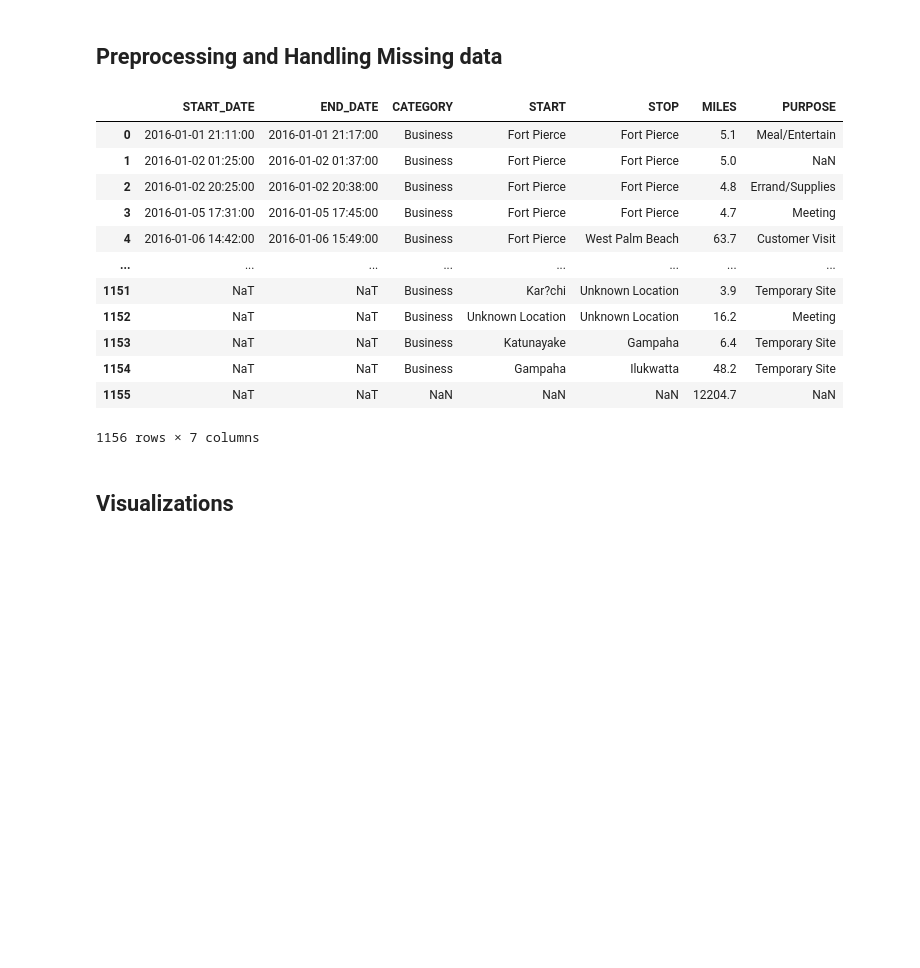
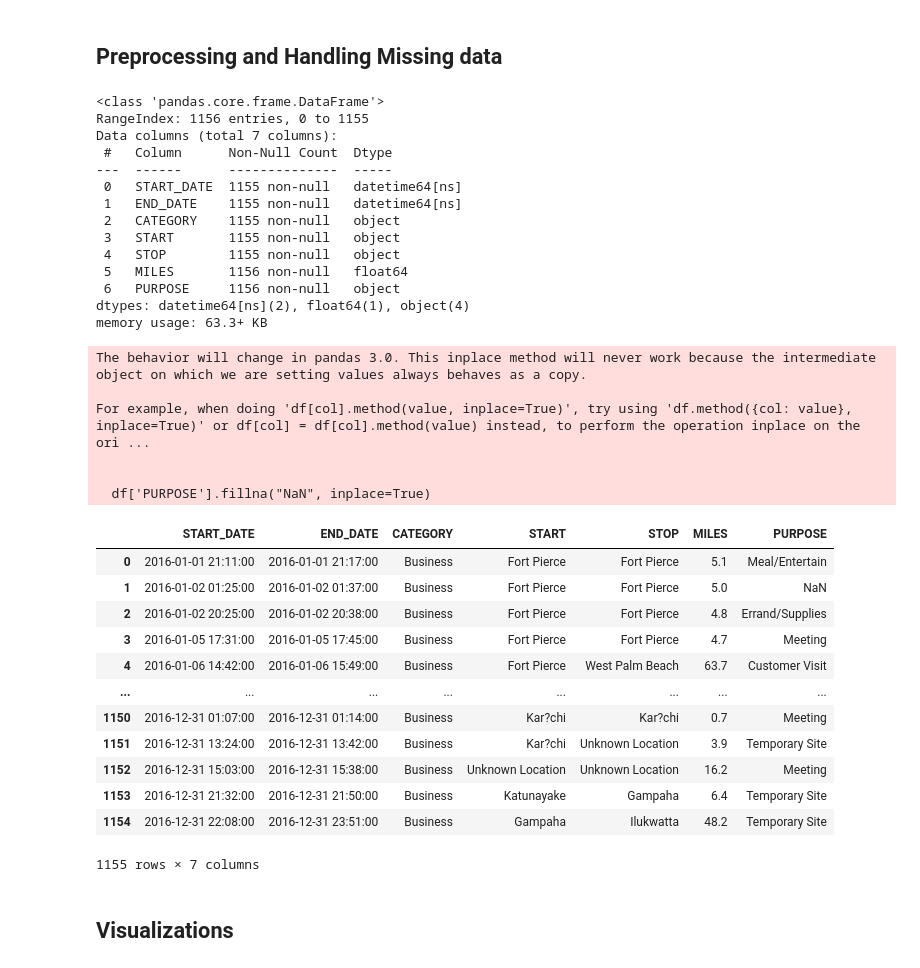
Before and after one commit to Archish1962/HexSoftwares_Exploratory_Data_Analysis, a Jupyter notebook: notebooks/uber_eda.ipynb, the cells around one changed output. Saved outputs shown, nothing was run; the diff lists cells and outputs as text; code cells hidden in the pictures; blank space fills up the shorter version.

Commit message:
Added visualization and cleaned data

```diff
--- a/notebooks/uber_eda.ipynb
+++ b/notebooks/uber_eda.ipynb
@@ -77,10 +77,10 @@ PURPOSE: ['Meal/Entertain' nan 'Errand/Supplies' 'Meeting' 'Customer Visit'
 def parse_dates(date_str):
     try:
         # Try parsing with different formats
-        return pd.to_datetime(date_str, errors='coerce', format='%m-%d-%Y %H:%M')
+        return pd.to_datetime(date_str, errors='coerce')
     except:
         try:
-            return pd.to_datetime(date_str, errors='coerce', format='%m/%d/%Y %H:%M')
+            return pd.to_datetime(date_str, errors='coerce')
         except:
             return pd.NaT  # Return NaT for unparseable dates
 
@@ -91,26 +91,50 @@ df['END_DATE'] = df['END_DATE'].apply(parse_dates)
 
 # Handling Missing data
 
-df['PURPOSE'] = df['PURPOSE'].fillna('NaN')
+df['PURPOSE'].fillna("NaN", inplace=True)
 
 # Saving cleaned data
 df.to_csv('C:/Users/archi/OneDrive/Documents/Coding/Python/Projects/HexSoftwares_Exploratory_Data_Analysis/data/cleaned/cleaned_data.csv', index=False)
 
-df
+df.info()
 # %% [output]
-|  | START_DATE | END_DATE | CATEGORY | START | STOP | MILES | PURPOSE |
-| 0 | 2016-01-01 21:11:00 | 2016-01-01 21:17:00 | Business | Fort Pierce | Fort Pierce | 5.1 | Meal/Entertain |
-| 1 | 2016-01-02 01:25:00 | 2016-01-02 01:37:00 | Business | Fort Pierce | Fort Pierce | 5.0 | NaN |
-| 2 | 2016-01-02 20:25:00 | 2016-01-02 20:38:00 | Business | Fort Pierce | Fort Pierce | 4.8 | Errand/Supplies |
-| 3 | 2016-01-05 17:31:00 | 2016-01-05 17:45:00 | Business | Fort Pierce | Fort Pierce | 4.7 | Meeting |
-| 4 | 2016-01-06 14:42:00 | 2016-01-06 15:49:00 | Business | Fort Pierce | West Palm Beach | 63.7 | Customer Visit |
-| ... | ... | ... | ... | ... | ... | ... | ... |
-| 1151 | NaT | NaT | Business | Kar?chi | Unknown Location | 3.9 | Temporary Site |
-| 1152 | NaT | NaT | Business | Unknown Location | Unknown Location | 16.2 | Meeting |
-| 1153 | NaT | NaT | Business | Katunayake | Gampaha | 6.4 | Temporary Site |
-| 1154 | NaT | NaT | Business | Gampaha | Ilukwatta | 48.2 | Temporary Site |
-| 1155 | NaT | NaT | NaN | NaN | NaN | 12204.7 | NaN |
-1156 rows × 7 columns
+<class 'pandas.core.frame.DataFrame'>
+RangeIndex: 1156 entries, 0 to 1155
+Data columns (total 7 columns):
+ #   Column      Non-Null Count  Dtype
+---  ------      --------------  -----
+ 0   START_DATE  1155 non-null   datetime64[ns]
+ 1   END_DATE    1155 non-null   datetime64[ns]
+ 2   CATEGORY    1155 non-null   object
+ 3   START       1155 non-null   object
+ 4   STOP        1155 non-null   object
+ 5   MILES       1156 non-null   float64
+ 6   PURPOSE     1156 non-null   object
+dtypes: datetime64[ns](2), float64(1), object(4)
+memory usage: 63.3+ KB
+The behavior will change in pandas 3.0. This inplace method will never work because the intermediate object on which we are setting values always behaves as a copy.
+
+For example, when doing 'df[col].method(value, inplace=True)', try using 'df.method({col: value}, inplace=True)' or df[col] = df[col].method(value) instead, to perform the operation inplace on the ori ...
+
+
+  df['PURPOSE'].fillna("NaN", inplace=True)
+# %%
+df.dropna(inplace=True)
+df
+# %% [output]
+|  | START_DATE | END_DATE | CATEGORY | START | STOP | MILES | PURPOSE |
+| 0 | 2016-01-01 21:11:00 | 2016-01-01 21:17:00 | Business | Fort Pierce | Fort Pierce | 5.1 | Meal/Entertain |
+| 1 | 2016-01-02 01:25:00 | 2016-01-02 01:37:00 | Business | Fort Pierce | Fort Pierce | 5.0 | NaN |
+| 2 | 2016-01-02 20:25:00 | 2016-01-02 20:38:00 | Business | Fort Pierce | Fort Pierce | 4.8 | Errand/Supplies |
+| 3 | 2016-01-05 17:31:00 | 2016-01-05 17:45:00 | Business | Fort Pierce | Fort Pierce | 4.7 | Meeting |
+| 4 | 2016-01-06 14:42:00 | 2016-01-06 15:49:00 | Business | Fort Pierce | West Palm Beach | 63.7 | Customer Visit |
+| ... | ... | ... | ... | ... | ... | ... | ... |
+| 1150 | 2016-12-31 01:07:00 | 2016-12-31 01:14:00 | Business | Kar?chi | Kar?chi | 0.7 | Meeting |
+| 1151 | 2016-12-31 13:24:00 | 2016-12-31 13:42:00 | Business | Kar?chi | Unknown Location | 3.9 | Temporary Site |
+| 1152 | 2016-12-31 15:03:00 | 2016-12-31 15:38:00 | Business | Unknown Location | Unknown Location | 16.2 | Meeting |
+| 1153 | 2016-12-31 21:32:00 | 2016-12-31 21:50:00 | Business | Katunayake | Gampaha | 6.4 | Temporary Site |
+| 1154 | 2016-12-31 22:08:00 | 2016-12-31 23:51:00 | Business | Gampaha | Ilukwatta | 48.2 | Temporary Site |
+1155 rows × 7 columns
 # %% [markdown]
 ## Visualizations
 # %% [markdown]
```
Also changed, not shown: parts of 1 cell of this notebook, 2 other files.
